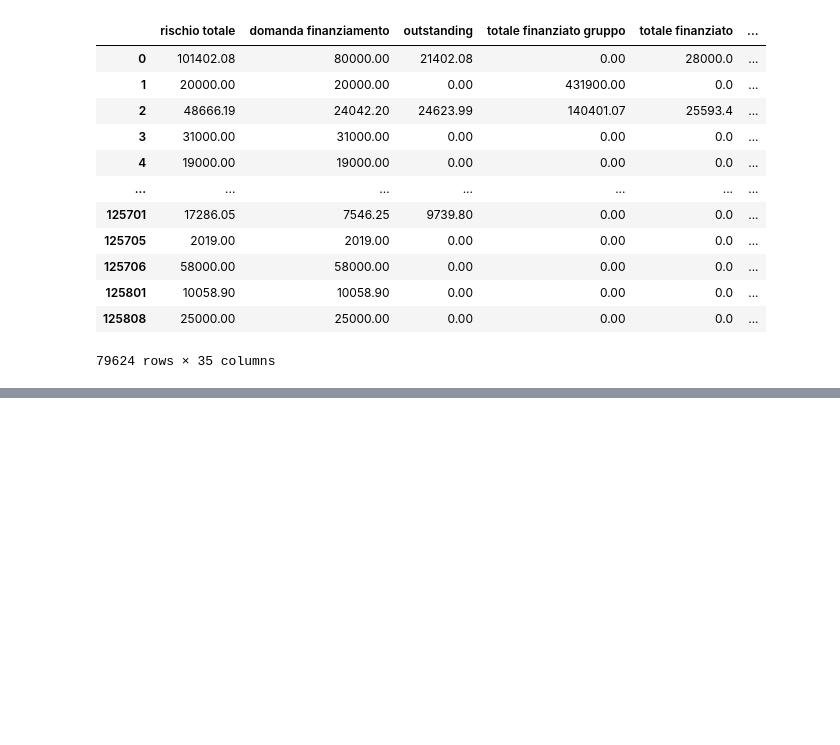
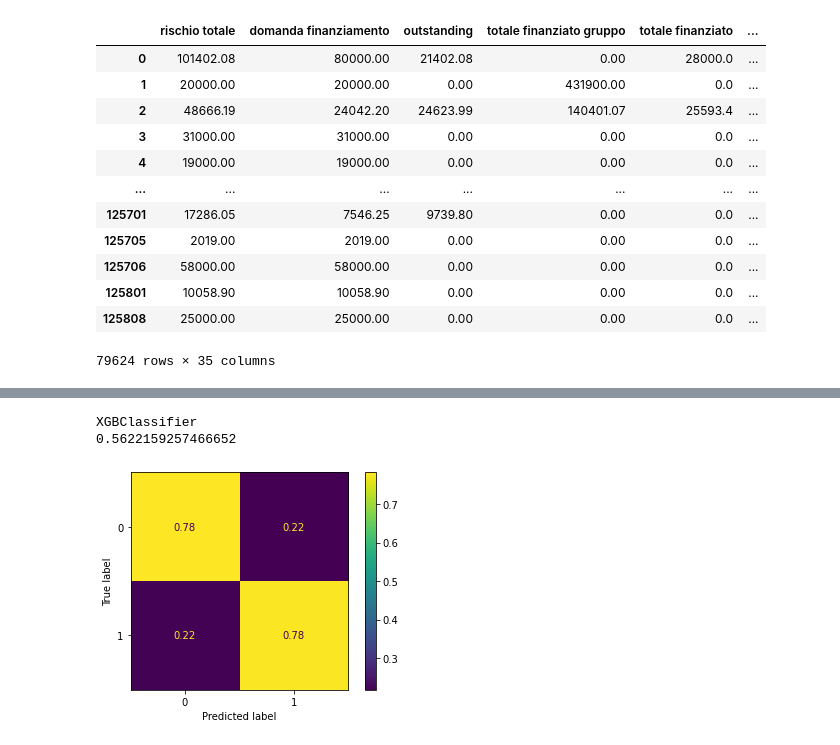
Before and after one commit to mariosacaj/leasing_solutions, a Jupyter notebook: main.ipynb, the cells around one changed output, grey strips where cells are left out. Drawn from its saved outputs; the diff is of its cells as text; code cells hidden in the pictures; blank space fills up the shorter version.

Commit message:
xgboost, catboost

```diff
--- a/main.ipynb
+++ b/main.ipynb
@@ -48,2 +28,5 @@ Name: target, dtype: float64
 # %%
-X_train, X_test, y_train, y_test = model_selection.train_test_split(df.drop('target', axis=1), df['target'], test_size=0.2, random_state=42)
+# Dataset split
+X_train, X_test, y_train, y_test = model_selection.train_test_split(df.drop('target', axis=1), df['target'],
+                                                                    test_size=0.2, stratify=df['target'],
+                                                                    random_state=RANDOM_STATE)
@@ -63,2 +32,0 @@ Accuracy: 85.31% (0.31%)
-# %%
-model.fit(X_train, y_train)
@@ -94,0 +66,7 @@ plt.show()
+# %%
+from imblearn.ensemble import BalancedRandomForestClassifier
+rfc = BalancedRandomForestClassifier(n_estimators=1200, criterion='gini', bootstrap=True, oob_score=True, n_jobs=None,
+                            random_state=RANDOM_STATE, warm_start=False, class_weight='balanced_subsample')
+
+# Train the model on training data
+rfc.fit(X_train_imp, y_train)
@@ -94,0 +75,17 @@ plt.show()
+# %%
+# Proviamo con XGBoost
+import xgboost
+from sklearn.model_selection import StratifiedKFold
+from sklearn.model_selection import cross_val_score
+
+param_dist = {'n_estimators': 500
+              ,'learning_rate': 0.03
+              ,'subsample': 1
+              ,'max_depth': 6
+              ,'colsample_bytree': 0.5
+              ,'min_child_weight': 1
+              , 'scale_pos_weight' : 0.22
+             }
+
+xgbc = xgboost.XGBClassifier(objective = 'binary:logistic', **param_dist)
+xgbc.fit(X_train, y_train)
@@ -94,0 +214,11 @@ plt.show()
+# %%
+from sklearn.metrics import balanced_accuracy_score, plot_confusion_matrix
+model = xgbc
+print(model.__class__.__name__)
+print(balanced_accuracy_score(y_test, model.predict(X_test), adjusted=True))
+plot_confusion_matrix(model, X_test, y_test, normalize='true')
+plt.show()
+# %% [output]
+XGBClassifier
+0.5622159257466652
+[figure, added]
```
Also changed, not shown: parts of 26 cells of this notebook, 1 other file.
